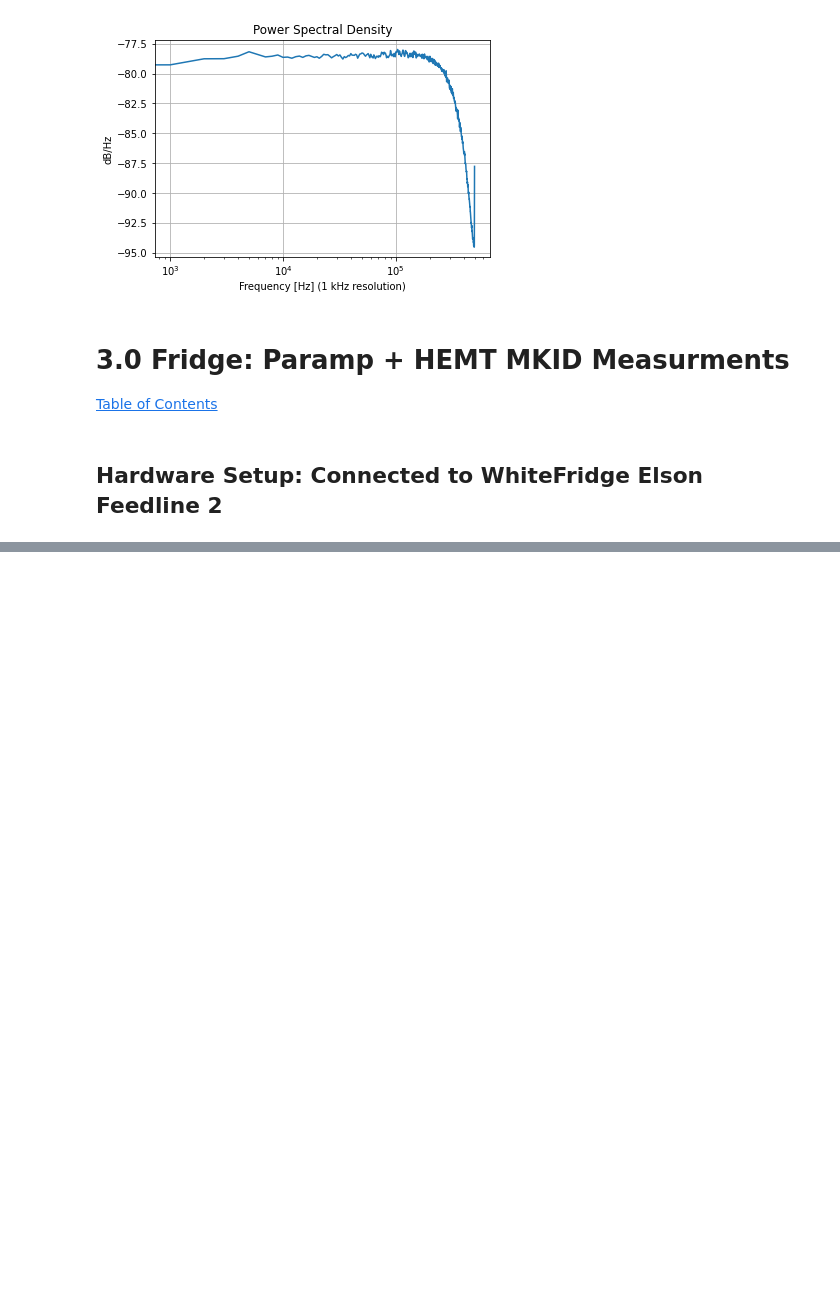
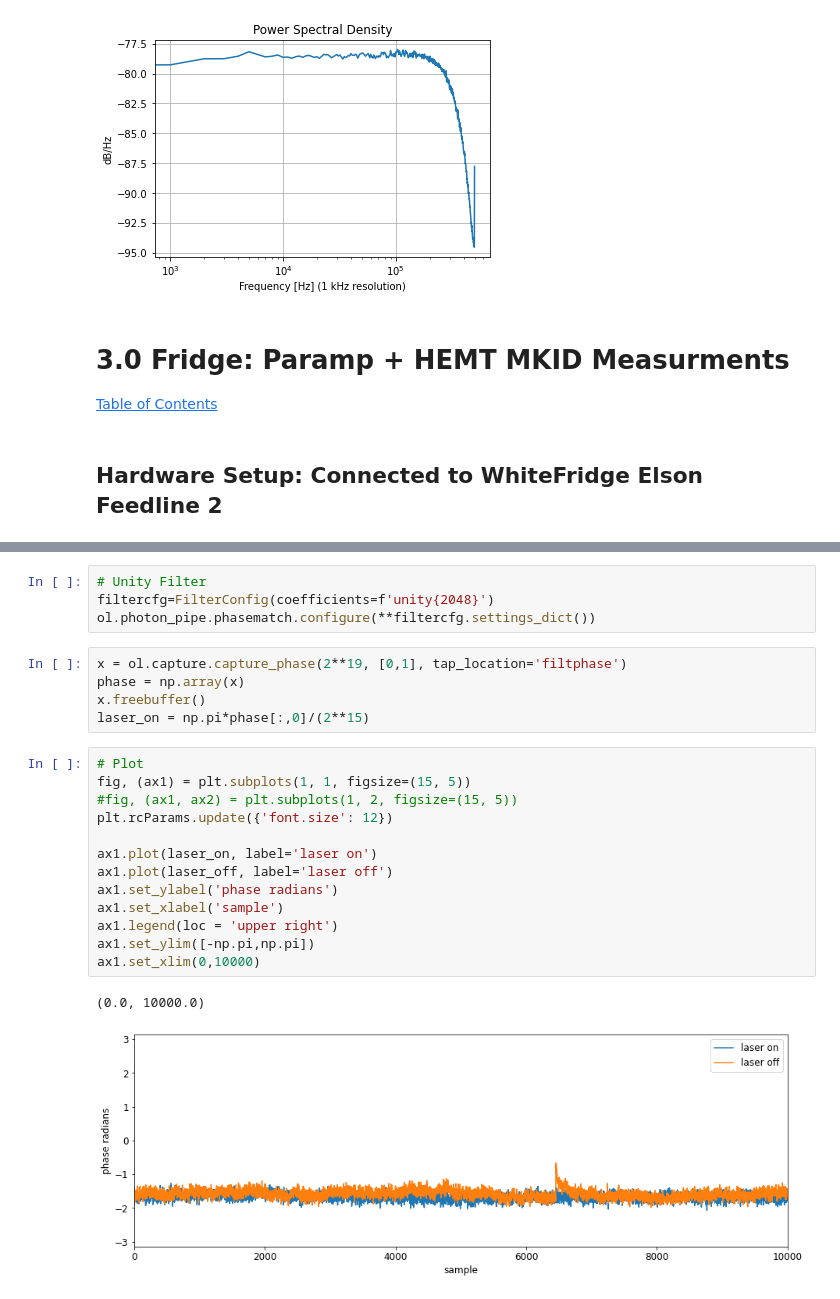
Before and after one commit to MazinLab/MKIDGen3, a Jupyter notebook: notebooks/G3_Paper_Data_Figures.ipynb, the cells around one changed output, grey strips where cells are left out. Drawn from its saved outputs; the diff is of its cells as text; blank space fills up the shorter version.

```diff
--- a/notebooks/G3_Paper_Data_Figures.ipynb
+++ b/notebooks/G3_Paper_Data_Figures.ipynb
@@ -218,0 +301,25 @@ plot_psd(phase0, fs=1e6, fres=1e3)
+# %%
+# Unity Filter
+filtercfg=FilterConfig(coefficients=f'unity{2048}')
+ol.photon_pipe.phasematch.configure(**filtercfg.settings_dict())
+# %%
+x = ol.capture.capture_phase(2**19, [0,1], tap_location='filtphase')
+phase = np.array(x)
+x.freebuffer()
+laser_on = np.pi*phase[:,0]/(2**15)
+# %%
+# Plot
+fig, (ax1) = plt.subplots(1, 1, figsize=(15, 5))
+#fig, (ax1, ax2) = plt.subplots(1, 2, figsize=(15, 5))
+plt.rcParams.update({'font.size': 12})
+
+ax1.plot(laser_on, label='laser on')
+ax1.plot(laser_off, label='laser off')
+ax1.set_ylabel('phase radians')
+ax1.set_xlabel('sample')
+ax1.legend(loc = 'upper right')
+ax1.set_ylim([-np.pi,np.pi])
+ax1.set_xlim(0,10000)
+# %% [output]
+(0.0, 10000.0)
+[figure, added]
```
Also changed, not shown: parts of 19 cells of this notebook.
